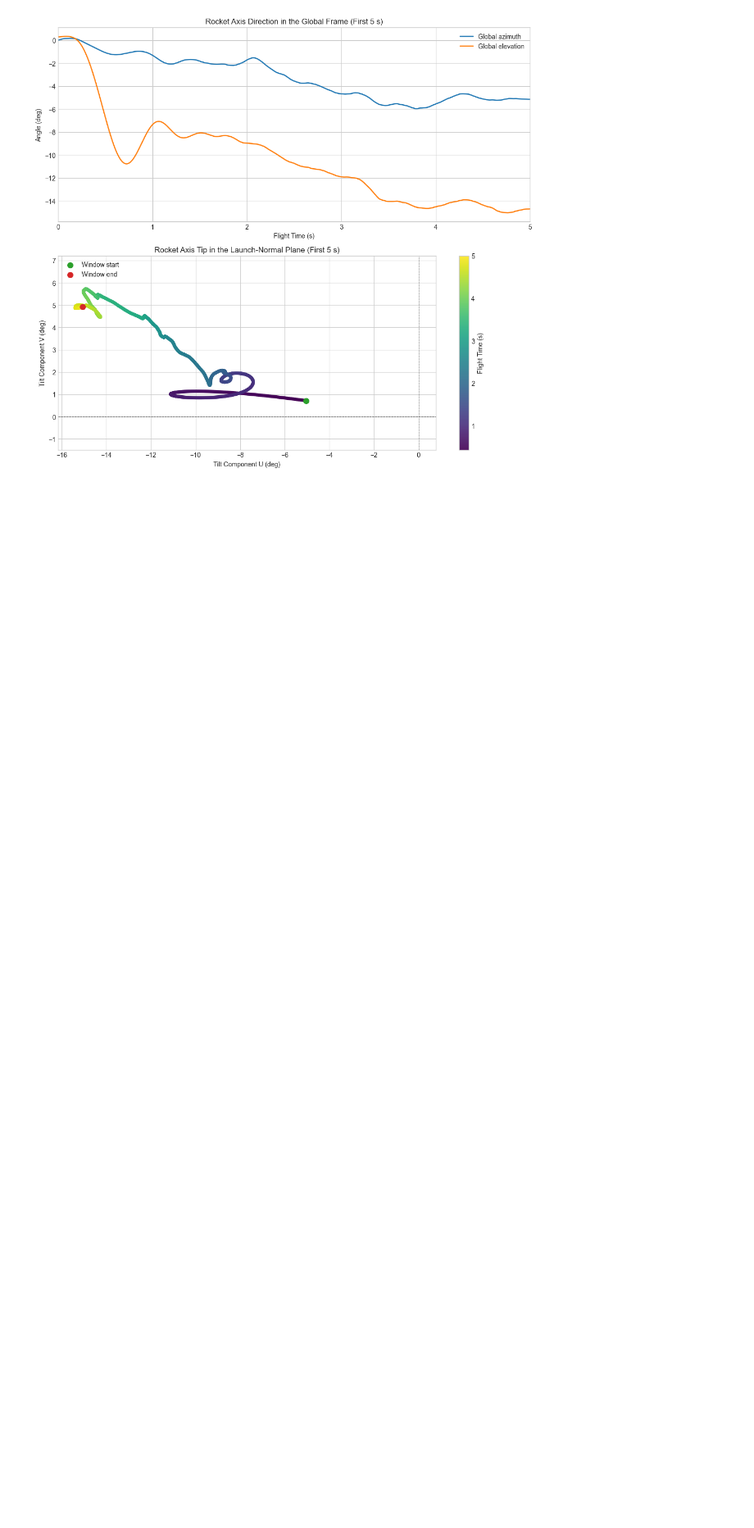
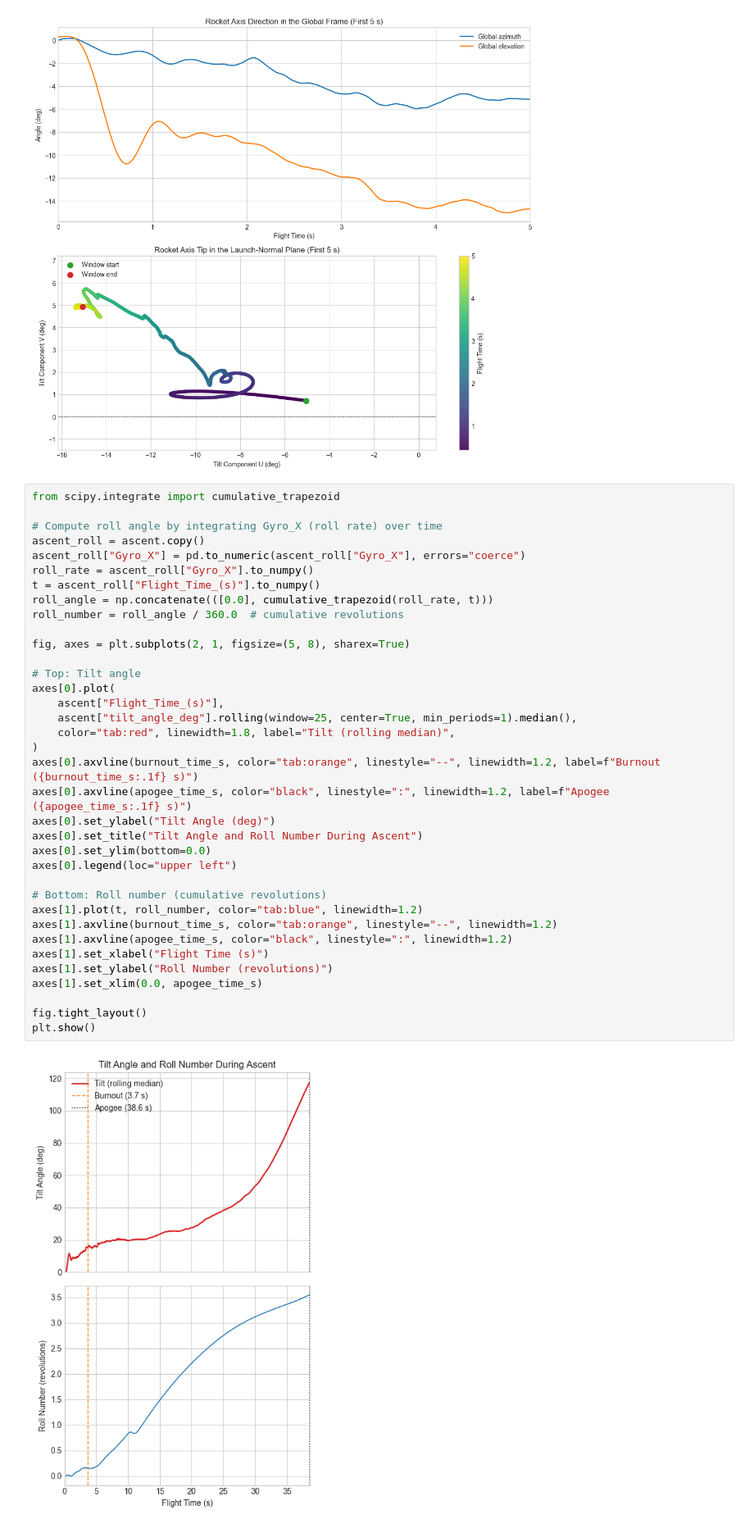
Before and after one commit to VoicefulEmu/DataAnalysisSnowbirdTest, a Jupyter notebook: code/tilt_angle_analysis.ipynb, the cells around one changed output. Shown at 82% size. Drawn from its saved outputs; the diff is of its cells as text; blank space fills up the shorter version.

```diff
--- a/code/tilt_angle_analysis.ipynb
+++ b/code/tilt_angle_analysis.ipynb
@@ -451,3 +548,41 @@ fig.tight_layout()
 plt.show()
 # %% [output]
 [figure]
+# %%
+from scipy.integrate import cumulative_trapezoid
+
+# Compute roll angle by integrating Gyro_X (roll rate) over time
+ascent_roll = ascent.copy()
+ascent_roll["Gyro_X"] = pd.to_numeric(ascent_roll["Gyro_X"], errors="coerce")
+roll_rate = ascent_roll["Gyro_X"].to_numpy()
+t = ascent_roll["Flight_Time_(s)"].to_numpy()
+roll_angle = np.concatenate(([0.0], cumulative_trapezoid(roll_rate, t)))
+roll_number = roll_angle / 360.0  # cumulative revolutions
+
+fig, axes = plt.subplots(2, 1, figsize=(5, 8), sharex=True)
+
+# Top: Tilt angle
+axes[0].plot(
+    ascent["Flight_Time_(s)"],
+    ascent["tilt_angle_deg"].rolling(window=25, center=True, min_periods=1).median(),
+    color="tab:red", linewidth=1.8, label="Tilt (rolling median)",
+)
+axes[0].axvline(burnout_time_s, color="tab:orange", linestyle="--", linewidth=1.2, label=f"Burnout ({burnout_time_s:.1f} s)")
+axes[0].axvline(apogee_time_s, color="black", linestyle=":", linewidth=1.2, label=f"Apogee ({apogee_time_s:.1f} s)")
+axes[0].set_ylabel("Tilt Angle (deg)")
+axes[0].set_title("Tilt Angle and Roll Number During Ascent")
+axes[0].set_ylim(bottom=0.0)
+axes[0].legend(loc="upper left")
+
+# Bottom: Roll number (cumulative revolutions)
+axes[1].plot(t, roll_number, color="tab:blue", linewidth=1.2)
+axes[1].axvline(burnout_time_s, color="tab:orange", linestyle="--", linewidth=1.2)
+axes[1].axvline(apogee_time_s, color="black", linestyle=":", linewidth=1.2)
+axes[1].set_xlabel("Flight Time (s)")
+axes[1].set_ylabel("Roll Number (revolutions)")
+axes[1].set_xlim(0.0, apogee_time_s)
+
+fig.tight_layout()
+plt.show()
+# %% [output]
+[figure, added]
```
Also changed, not shown: parts of 6 cells of this notebook, 6 other files.
